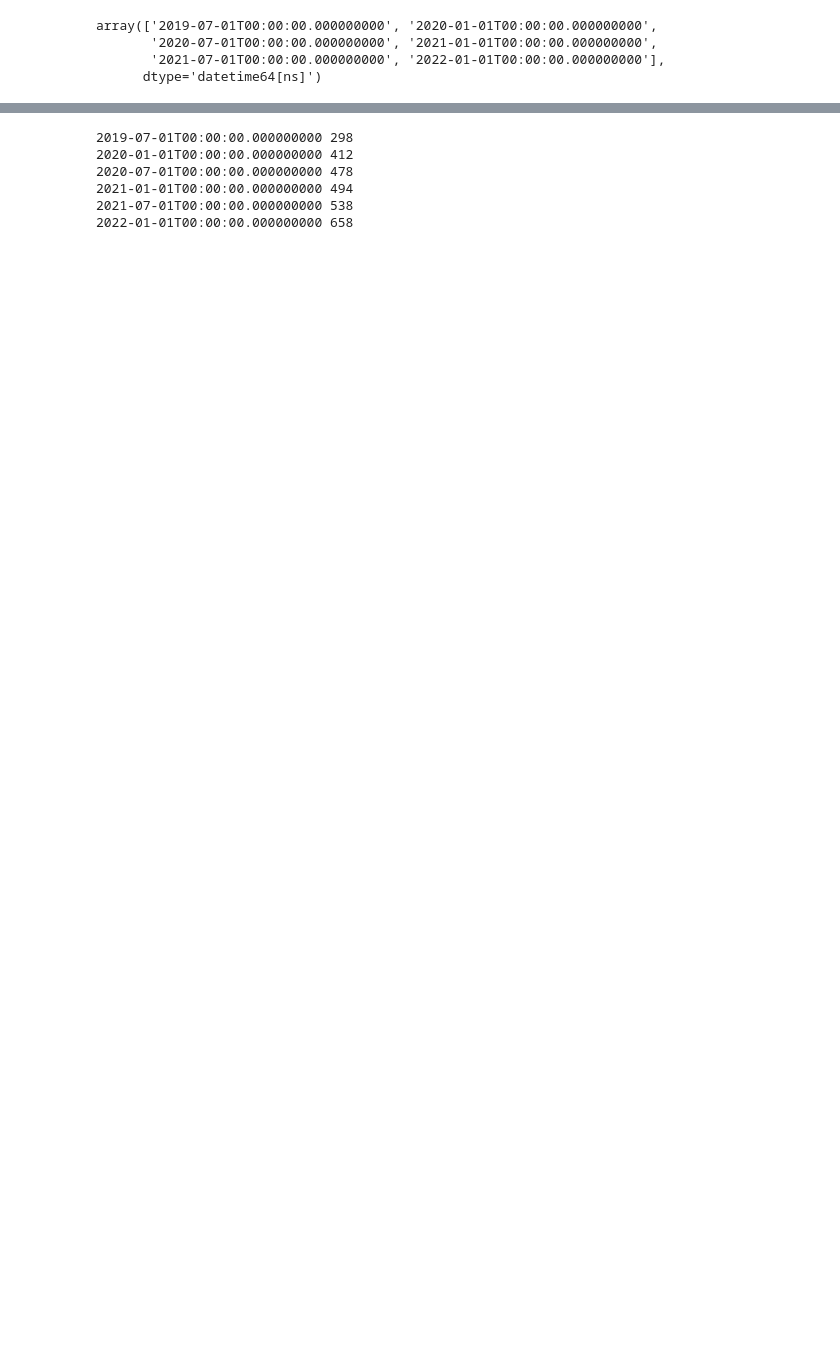
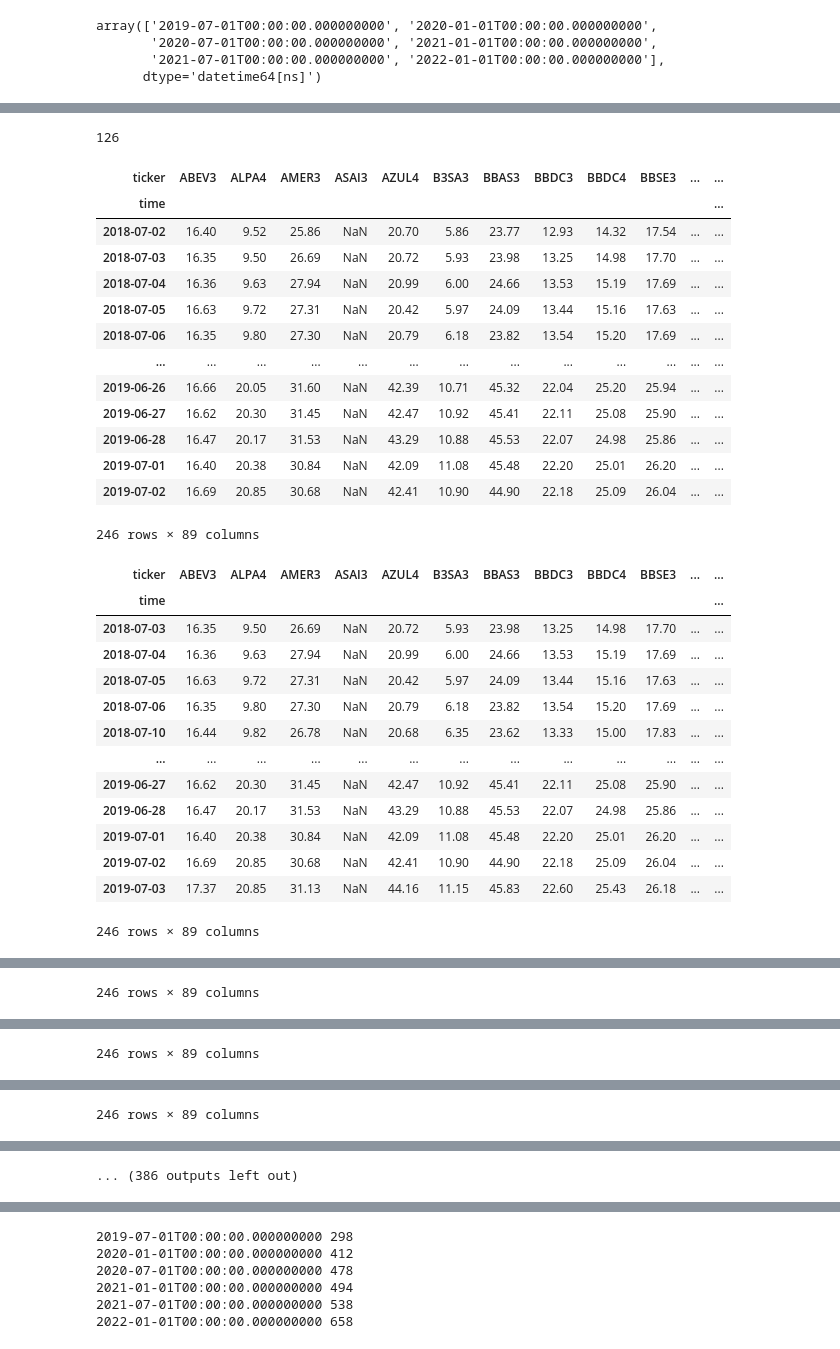
Before and after one commit to CorreaWillian/cointegration, a Jupyter notebook: collect_data.ipynb, the cells around one changed output, grey strips where cells are left out. Drawn from its saved outputs; the diff is of its cells as text; code cells hidden in the pictures; blank space fills up the shorter version.

```diff
--- a/collect_data.ipynb
+++ b/collect_data.ipynb
@@ -102,3 +68,22 @@ array(['2019-07-01T00:00:00.000000000', '2020-01-01T00:00:00.000000000',
        '2020-07-01T00:00:00.000000000', '2021-01-01T00:00:00.000000000',
        '2021-07-01T00:00:00.000000000', '2022-01-01T00:00:00.000000000'],
       dtype='datetime64[ns]')
+# %%
+
+# Permutation over same sectors stocks
+
+# Initiates a dictionary with key as initial date
+permut = {data_ini:[data_fin, []] for data_ini, data_fin in zip(df.data_ini.unique(), df.data_fin.unique())}
+
+# Loop over initial dates
+for data in df.data_ini.unique():
+
+    # Select stocks with same initial date
+    df_sem = df.loc[df.data_ini==data]
+
+    # Loops over sectors to create a permutation
+    for setor in df_sem.setor.unique():
+
+        # Select stocks of same sector and appends its permutations on dictionary
+        tickers = df_sem.loc[df_sem.setor == setor, 'ticker'].to_list()
+        permut[data][-1].extend(list(permutations(tickers, 2)))
@@ -104,0 +148,56 @@ array(['2019-07-01T00:00:00.000000000', '2020-01-01T00:00:00.000000000',
+# %%
+# Loops over dict with initial, final dates and permutations
+# And filters the dataframe with prices with 365 days (one year)
+# of formation data and 6 months of trading data
+count = 0
+for key, value in permut.items():
+
+    data_ini = key
+    data_pre =  data_ini - np.timedelta64(365, 'D')
+    data_fin = value[0]
+
+    perm = value[1]
+
+    df_trading = df_prices.loc[data_pre: data_fin]
+
+    train_size = df_trading[data_pre:data_ini].shape[0] + 1
+    days_of_trading = df_prices.loc[data_ini: data_fin].shape[0]
+
+    print(days_of_trading)
+    for i in range(days_of_tradingrading):
+
+        d = df_trading.iloc[: train_size + i][-train_size:]
+        display(d)
+    count+=1
+    if count > 1:
+        break
+# %% [output]
+126
+| ticker | ABEV3 | ALPA4 | AMER3 | ASAI3 | AZUL4 | B3SA3 | BBAS3 | BBDC3 | BBDC4 | BBSE3 | ... | ... |
+| time |  |  |  |  |  |  |  |  |  |  |  | ... |
+| 2018-07-02 | 16.40 | 9.52 | 25.86 | NaN | 20.70 | 5.86 | 23.77 | 12.93 | 14.32 | 17.54 | ... | ... |
+| 2018-07-03 | 16.35 | 9.50 | 26.69 | NaN | 20.72 | 5.93 | 23.98 | 13.25 | 14.98 | 17.70 | ... | ... |
+| 2018-07-04 | 16.36 | 9.63 | 27.94 | NaN | 20.99 | 6.00 | 24.66 | 13.53 | 15.19 | 17.69 | ... | ... |
+| 2018-07-05 | 16.63 | 9.72 | 27.31 | NaN | 20.42 | 5.97 | 24.09 | 13.44 | 15.16 | 17.63 | ... | ... |
+| 2018-07-06 | 16.35 | 9.80 | 27.30 | NaN | 20.79 | 6.18 | 23.82 | 13.54 | 15.20 | 17.69 | ... | ... |
+| ... | ... | ... | ... | ... | ... | ... | ... | ... | ... | ... | ... | ... |
+| 2019-06-26 | 16.66 | 20.05 | 31.60 | NaN | 42.39 | 10.71 | 45.32 | 22.04 | 25.20 | 25.94 | ... | ... |
+| 2019-06-27 | 16.62 | 20.30 | 31.45 | NaN | 42.47 | 10.92 | 45.41 | 22.11 | 25.08 | 25.90 | ... | ... |
+| 2019-06-28 | 16.47 | 20.17 | 31.53 | NaN | 43.29 | 10.88 | 45.53 | 22.07 | 24.98 | 25.86 | ... | ... |
+| 2019-07-01 | 16.40 | 20.38 | 30.84 | NaN | 42.09 | 11.08 | 45.48 | 22.20 | 25.01 | 26.20 | ... | ... |
+| 2019-07-02 | 16.69 | 20.85 | 30.68 | NaN | 42.41 | 10.90 | 44.90 | 22.18 | 25.09 | 26.04 | ... | ... |
+246 rows × 89 columns
+| ticker | ABEV3 | ALPA4 | AMER3 | ASAI3 | AZUL4 | B3SA3 | BBAS3 | BBDC3 | BBDC4 | BBSE3 | ... | ... |
+| time |  |  |  |  |  |  |  |  |  |  |  | ... |
+| 2018-07-03 | 16.35 | 9.50 | 26.69 | NaN | 20.72 | 5.93 | 23.98 | 13.25 | 14.98 | 17.70 | ... | ... |
+| 2018-07-04 | 16.36 | 9.63 | 27.94 | NaN | 20.99 | 6.00 | 24.66 | 13.53 | 15.19 | 17.69 | ... | ... |
+| 2018-07-05 | 16.63 | 9.72 | 27.31 | NaN | 20.42 | 5.97 | 24.09 | 13.44 | 15.16 | 17.63 | ... | ... |
+| 2018-07-06 | 16.35 | 9.80 | 27.30 | NaN | 20.79 | 6.18 | 23.82 | 13.54 | 15.20 | 17.69 | ... | ... |
+| 2018-07-10 | 16.44 | 9.82 | 26.78 | NaN | 20.68 | 6.35 | 23.62 | 13.33 | 15.00 | 17.83 | ... | ... |
+| ... | ... | ... | ... | ... | ... | ... | ... | ... | ... | ... | ... | ... |
+| 2019-06-27 | 16.62 | 20.30 | 31.45 | NaN | 42.47 | 10.92 | 45.41 | 22.11 | 25.08 | 25.90 | ... | ... |
+| 2019-06-28 | 16.47 | 20.17 | 31.53 | NaN | 43.29 | 10.88 | 45.53 | 22.07 | 24.98 | 25.86 | ... | ... |
+| 2019-07-01 | 16.40 | 20.38 | 30.84 | NaN | 42.09 | 11.08 | 45.48 | 22.20 | 25.01 | 26.20 | ... | ... |
+| 2019-07-02 | 16.69 | 20.85 | 30.68 | NaN | 42.41 | 10.90 | 44.90 | 22.18 | 25.09 | 26.04 | ... | ... |
+| 2019-07-03 | 17.37 | 20.85 | 31.13 | NaN | 44.16 | 11.15 | 45.83 | 22.60 | 25.43 | 26.18 | ... | ... |
+246 rows × 89 columns
@@ -104,0 +217 @@ array(['2019-07-01T00:00:00.000000000', '2020-01-01T00:00:00.000000000',
+246 rows × 89 columns
@@ -104,0 +231 @@ array(['2019-07-01T00:00:00.000000000', '2020-01-01T00:00:00.000000000',
+246 rows × 89 columns
@@ -104,0 +245 @@ array(['2019-07-01T00:00:00.000000000', '2020-01-01T00:00:00.000000000',
+246 rows × 89 columns
@@ -104,0 +259 @@ array(['2019-07-01T00:00:00.000000000', '2020-01-01T00:00:00.000000000',
+... (386 outputs left out)
```
Also changed, not shown: parts of 34 cells of this notebook, 3 other files.
